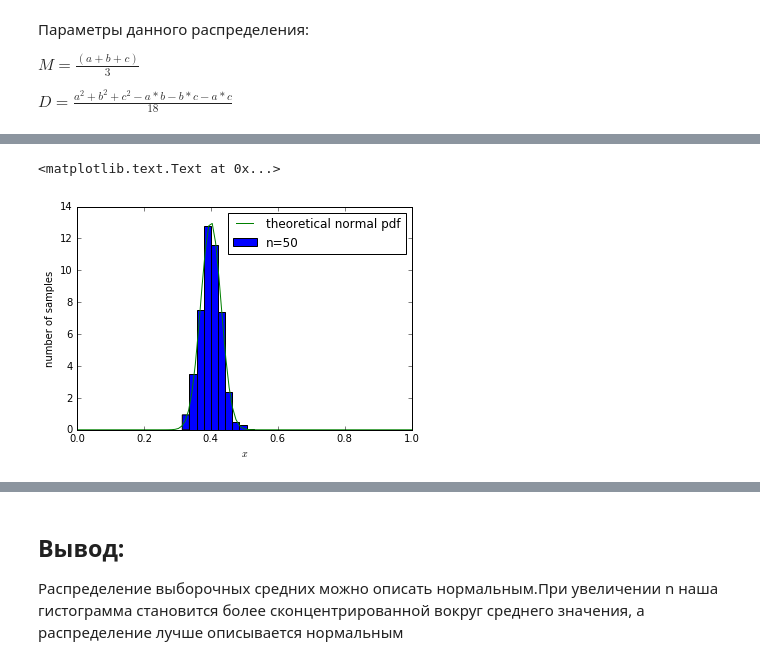
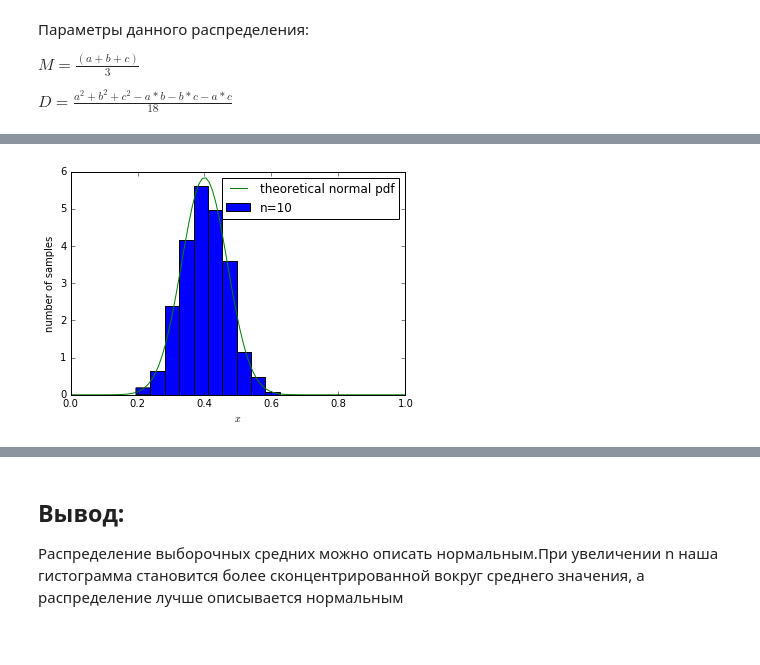
Before and after one commit to mliapich/Yandex-math-and-python-for-data-analys, a Jupyter notebook: tasks week 4/CLT.ipynb, the cells around one changed output, grey strips where cells are left out. Saved outputs shown, nothing was run; the diff lists cells and outputs as text; code cells hidden in the pictures.

```diff
--- a/tasks week 4/CLT.ipynb
+++ b/tasks week 4/CLT.ipynb
@@ -70,12 +60,4 @@ plt.xlabel('$x$')
-# %%
-plt.hist(means_n[50], normed=True, alpha = 1,label='n=50')
-norm_rv = sts.norm((a+b+c)/3.0, ((a**2 + b**2 + c**2 - a*b - b*c - a*c)/(50*18.0))**(1/2.0) )
-x = np.linspace(0,1,100)
-pdf = norm_rv.pdf(x)
-plt.plot(x, pdf, label='theoretical normal pdf', alpha=1)
-plt.legend(loc='upper right')
-plt.ylabel('number of samples')
-plt.xlabel('$x$')
-# %% [output]
-<matplotlib.text.Text at 0x...>
-[figure, removed]
+# %%
+clt_proof(10)
+# %% [output]
+[figure, added]
```
Also changed, not shown: parts of 4 cells of this notebook.
